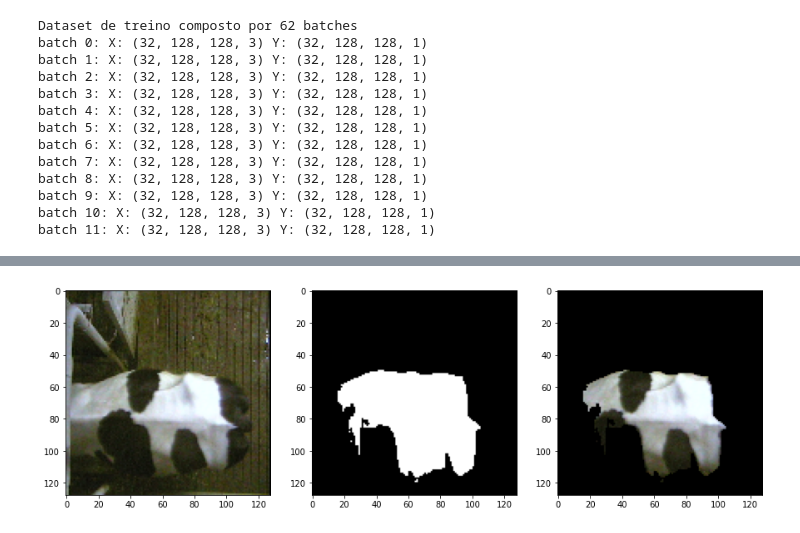
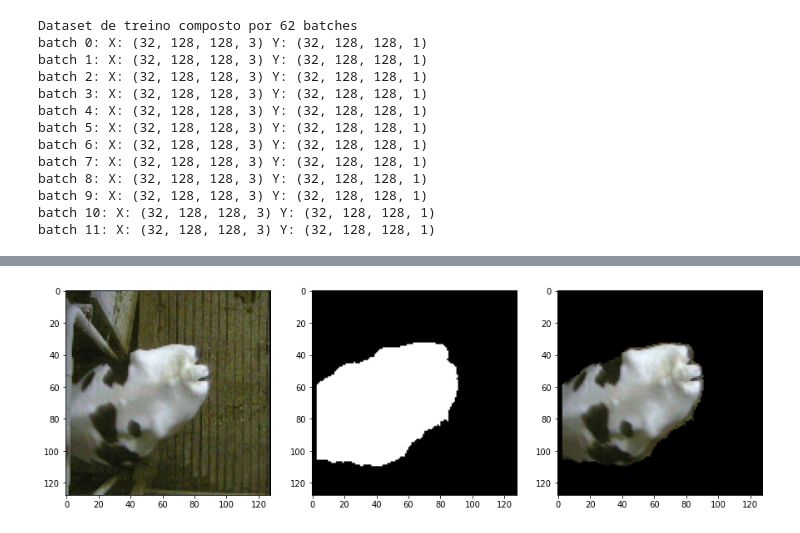
Before and after one commit to vngabriel/cow-bcs-cnn, a Jupyter notebook: unet_cow_segmentation.ipynb, the cells around one changed output, grey strips where cells are left out. Cells and saved outputs as stored; diff of their text form; code cells hidden in the pictures.

```diff
--- a/unet_cow_segmentation.ipynb
+++ b/unet_cow_segmentation.ipynb
@@ -278,2 +290,2 @@ Epoch 50/50
 # %%
-# unet_model.load_weights(f"/content/drive/MyDrive/unet_weights/unet_weights")
+unet_model.load_weights(f"/content/drive/MyDrive/unet_weights2/unet_weights2")
@@ -279,0 +294,17 @@ Epoch 50/50
+# %%
+unet_model.compile(
+    optimizer=tf.keras.optimizers.Adam(learning_rate=1e-4),
+    loss="binary_crossentropy",
+    metrics=["accuracy"]
+)
+# %%
+fine_tuning_image_paths, fine_tuning_mask_paths = get_dataset_paths(f"{IMAGES_PATH}/fine_tuning/", f"{MASKS_PATH}/fine_tuning/")
+fine_tuning_dataset = get_training_dataset(fine_tuning_image_paths, fine_tuning_mask_paths)
+
+test_image_paths, test_mask_paths = get_dataset_paths(f"{IMAGES_PATH}/test/", f"{MASKS_PATH}/test/")
+test_dataset = get_validation_dataset(test_image_paths, test_mask_paths)
+# %%
+model_history = unet_model.fit(
+    fine_tuning_dataset,
+    epochs=100,
+)
@@ -287,5 +338,5 @@ unet_model.evaluate(test_dataset)
 # %%
-test_image = tf.io.read_file(f"{IMAGES_PATH}/test/image139_bcs1_3.5_bcs2_3.5.jpg")
+test_image = tf.io.read_file(f"{IMAGES_PATH}/test/image163_bcs1_4.25_bcs2_4.25.jpg")
 test_image = tf.image.decode_jpeg(test_image, channels=3)
 
 test_image = tf.image.resize(test_image, (IMAGE_HEIGHT, IMAGE_WIDTH))
@@ -308 +359 @@ plt.show()
-[figure, old version]
+[figure, new version]
```
Also changed, not shown: parts of 21 cells of this notebook.
